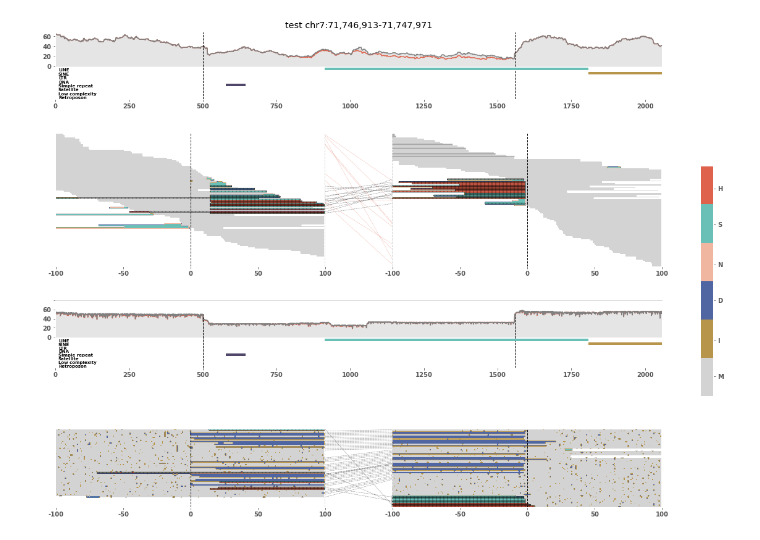
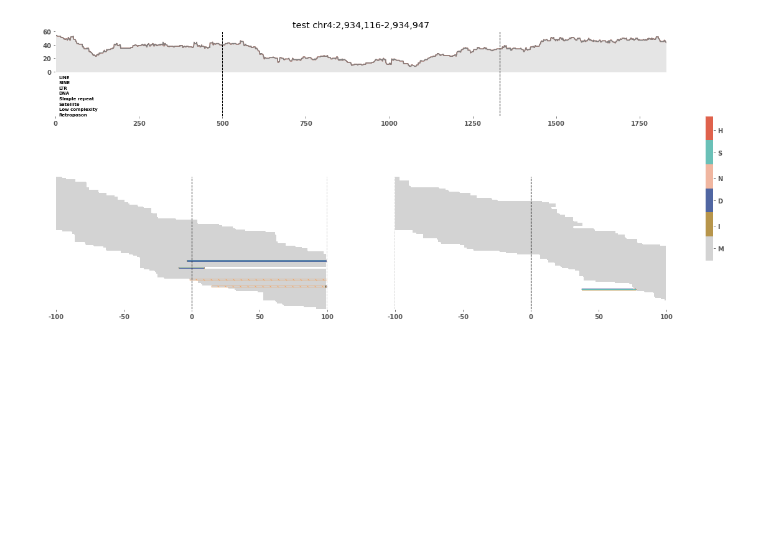
Before and after one commit to burgshrimps/cuban, a Jupyter notebook: sv-visualize.ipynb, the cells around one changed output. Saved outputs shown, nothing was run; the diff lists cells and outputs as text; code cells hidden in the pictures; blank space fills up the shorter version.

```diff
--- a/sv-visualize.ipynb
+++ b/sv-visualize.ipynb
@@ -9,17 +9,18 @@ from lib.utils import add_comma_to_pos
 
 plt.style.use('ggplot')
 # %%
-#bam_name_ill = '/confidential/typo/nantes/aligned_bam/62743_CD24051/GRCh38.bwa_mem.pe.sorted.mdup.recal.bam'
-bam_name_ill = '/confidential/home01/Calavi/tGenVar/tech/illumina/bam_hg38/ill.17_08.hg38.bam'
-bam_name_pb = '/confidential/tGenVar/tech/pb/bam_MDtag_hg38/pb.17_08.hg38.bam'
+bam_name_ill = '/confidential/typo/nantes/aligned_bam/62743_CD24051/GRCh38.bwa_mem.pe.sorted.mdup.recal.bam'
+#bam_name_ill = '/confidential/home01/Calavi/tGenVar/tech/illumina/bam_hg38/ill.17_08.hg38.bam'
+#bam_name_pb = '/confidential/tGenVar/tech/pb/bam_MDtag_hg38/pb.17_08.hg38.bam'
 repeats = '/confidential/tGenVar/ref/hg38/annotation/hg38_repeatmasker.tsv'
 
+
 svid = 'test'
-chrom = 'chr7'
-start = 71746913
-stop = 71747971
+chrom = 'chr4'
+start = 2934116
+stop = 2934947
 title = svid + ' ' + chrom + ':' + add_comma_to_pos(start) + '-' + add_comma_to_pos(stop)
 # %%
-left, right = plot_breakpoints_ill_pb(bam_name_ill, bam_name_pb, repeats, chrom, start, stop, collapse_ins=True, window=100, outfile='test.png', title=title)
+plot_breakpoints_ill(bam_name_ill, repeats, chrom, start, stop, collapse_ins=True, window=100, title=title)
 # %% [output]
-[figure, old version]
+[figure, new version]
```
Also changed, not shown: 6 other files.
